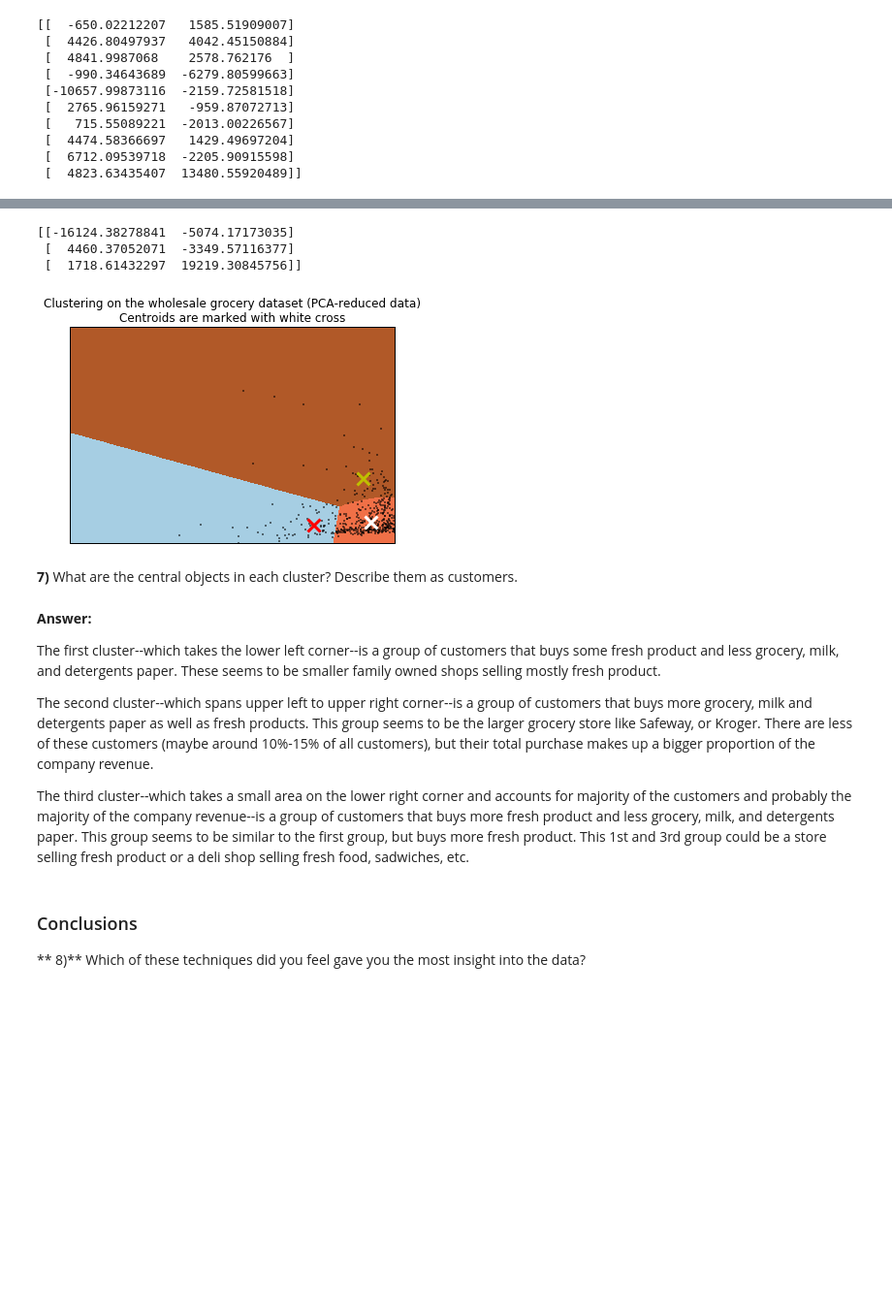
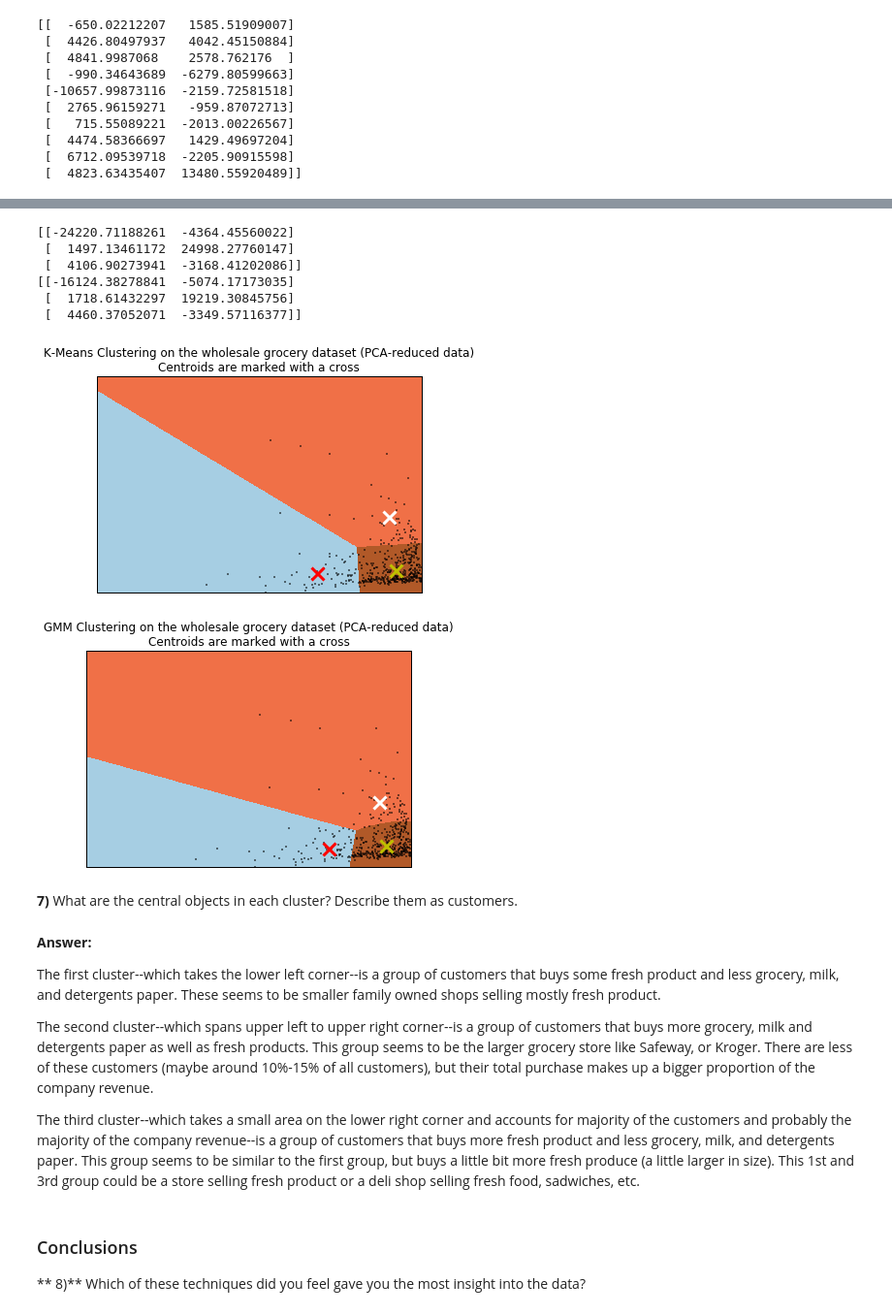
Before and after one commit to reynardmh/mlnd-projects, a Jupyter notebook: p3-customer_segments/customer_segments.ipynb, the cells around one changed output, grey strips where cells are left out. Shown at 97% size. Cells and saved outputs as stored; diff of their text form; code cells hidden in the pictures; blank space fills up the shorter version.

Commit message:
p3 take2

```diff
--- a/p3-customer_segments/customer_segments.ipynb
+++ b/p3-customer_segments/customer_segments.ipynb
@@ -237,48 +295,53 @@ hy = (y_max-y_min)/1000.
 xx, yy = np.meshgrid(np.arange(x_min, x_max, hx), np.arange(y_min, y_max, hy))
 
 # Obtain labels for each point in mesh. Use last trained model.
-Z = clusters.predict(np.c_[xx.ravel(), yy.ravel()])
+Z_km = km_clusters.predict(np.c_[xx.ravel(), yy.ravel()])
+Z_gmm = gmm_clusters.predict(np.c_[xx.ravel(), yy.ravel()])
 # %%
 # TODO: Find the centroids for KMeans or the cluster means for GMM
 
-if use_kmeans:
-    centroids = clusters.cluster_centers_
-else:
-    centroids = clusters.means_
-print centroids
+centroids_km = km_clusters.cluster_centers_
+centroids_gmm = gmm_clusters.means_
+print centroids_km
+print centroids_gmm
 # %% [output]
+[[-24220.71188261  -4364.45560022]
+ [  1497.13461172  24998.27760147]
+ [  4106.90273941  -3168.41202086]]
 [[-16124.38278841  -5074.17173035]
- [  4460.37052071  -3349.57116377]
- [  1718.61432297  19219.30845756]]
+ [  1718.61432297  19219.30845756]
+ [  4460.37052071  -3349.57116377]]
 # %%
 # Put the result into a color plot
-Z = Z.reshape(xx.shape)
-plt.figure(1)
-plt.clf()
-plt.imshow(Z, interpolation='nearest',
-           extent=(xx.min(), xx.max(), yy.min(), yy.max()),
-           cmap=plt.cm.Paired,
-           aspect='auto', origin='lower')
+def plot_cluster(Z, centroids, cltype):
+    Z = Z.reshape(xx.shape)
+    plt.figure(1)
+    plt.clf()
+    plt.imshow(Z, interpolation='nearest',
+               extent=(xx.min(), xx.max(), yy.min(), yy.max()),
+               cmap=plt.cm.Paired,
+               aspect='auto', origin='lower')
 
-plt.plot(reduced_data[:, 0], reduced_data[:, 1], 'k.', markersize=2)
-# plt.scatter(centroids[:, 0], centroids[:, 1],
-#             marker='x', s=169, linewidths=3,
-#             color='w', zorder=10)
-centroid_colors = ['r', 'w', 'y']
-for i in range(0, 3):
-    plt.scatter(centroids[i, 0], centroids[i, 1],
-                marker='x', s=169, linewidths=3,
-                color=centroid_colors[i], zorder=10)
+    plt.plot(reduced_data[:, 0], reduced_data[:, 1], 'k.', markersize=2)
+    centroid_colors = ['r', 'w', 'y']
+    for i in range(0, 3):
+        plt.scatter(centroids[i, 0], centroids[i, 1],
+                    marker='x', s=169, linewidths=3,
+                    color=centroid_colors[i], zorder=10)
 
-plt.title('Clustering on the wholesale grocery dataset (PCA-reduced data)\n'
-          'Centroids are marked with white cross')
-plt.xlim(x_min, x_max)
-plt.ylim(y_min, y_max)
-plt.xticks(())
-plt.yticks(())
-plt.show()
+    plt.title('{} Clustering on the wholesale grocery dataset (PCA-reduced data)\n'
+              'Centroids are marked with a cross'.format(cltype))
+    plt.xlim(x_min, x_max)
+    plt.ylim(y_min, y_max)
+    plt.xticks(())
+    plt.yticks(())
+    plt.show()
+
+plot_cluster(Z_km, centroids_km, 'K-Means')
+plot_cluster(Z_gmm, centroids_gmm, 'GMM')
 # %% [output]
-[figure, old version]
+[figure, new version]
+[figure, added]
 # %% [markdown]
 **7)** What are the central objects in each cluster? Describe them as customers.
 # %% [markdown]
@@ -288,7 +351,7 @@ The first cluster--which takes the lower left corner--is a group of customers th
 
 The second cluster--which spans upper left to upper right corner--is a group of customers that buys more grocery, milk and detergents paper as well as fresh products. This group seems to be the larger grocery store like Safeway, or Kroger. There are less of these customers (maybe around 10%-15% of all customers), but their total purchase makes up a bigger proportion of the company revenue.
 
-The third cluster--which takes a small area on the lower right corner and accounts for majority of the customers and probably the majority of the company revenue--is a group of customers that buys more fresh product and less grocery, milk, and detergents paper. This group seems to be similar to the first group, but buys more fresh product. This 1st and 3rd group could be a store selling fresh product or a deli shop selling fresh food, sadwiches, etc.
+The third cluster--which takes a small area on the lower right corner and accounts for majority of the customers and probably the majority of the company revenue--is a group of customers that buys more fresh product and less grocery, milk, and detergents paper. This group seems to be similar to the first group, but buys a little bit more fresh produce (a little larger in size). This 1st and 3rd group could be a store selling fresh product or a deli shop selling fresh food, sadwiches, etc.
 # %% [markdown]
 ### Conclusions
 
```
Also changed, not shown: parts of 19 cells of this notebook, 3 other files.
